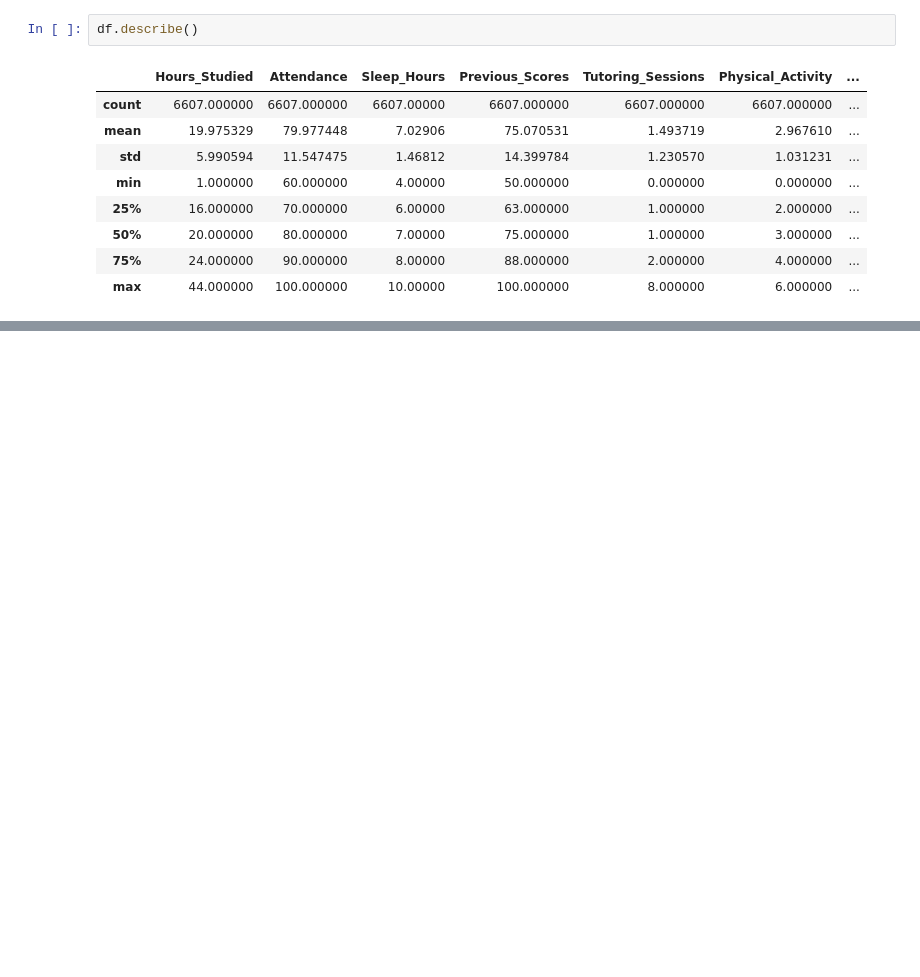
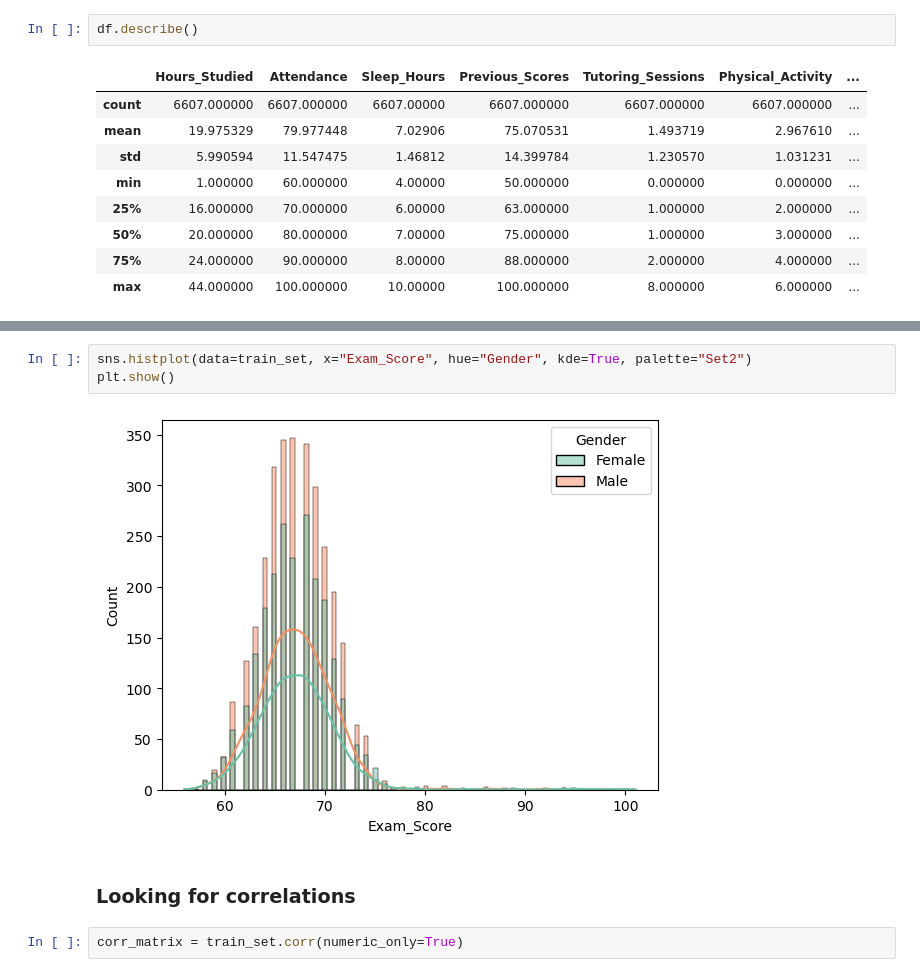
Before and after one commit to jmartinlusso/SEPA, a Jupyter notebook: student_perf.ipynb, the cells around one changed output, grey strips where cells are left out. Saved outputs shown, nothing was run; the diff lists cells and outputs as text; blank space fills up the shorter version.

```diff
--- a/student_perf.ipynb
+++ b/student_perf.ipynb
@@ -62,0 +99,9 @@ df.describe()
+# %%
+sns.histplot(data=train_set, x="Exam_Score", hue="Gender", kde=True, palette="Set2")
+plt.show()
+# %% [output]
+[figure, added]
+# %% [markdown]
+### Looking for correlations
+# %%
+corr_matrix = train_set.corr(numeric_only=True)
```
Also changed, not shown: parts of 14 cells of this notebook, 1 other file.
